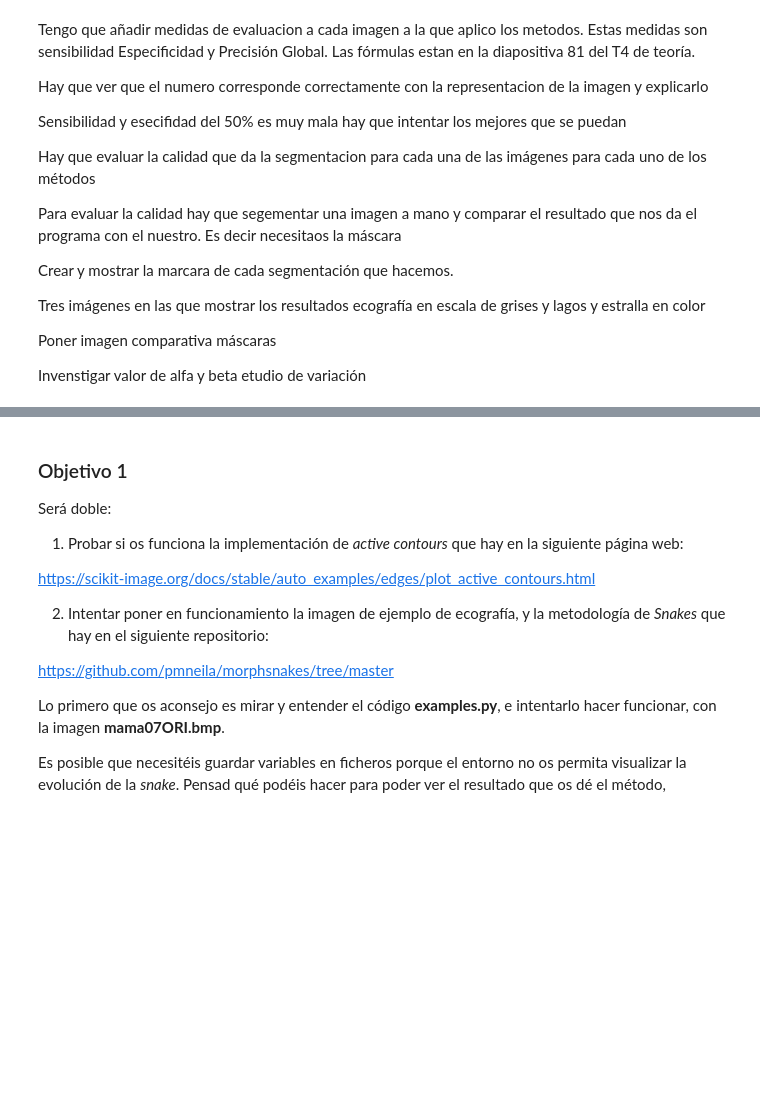
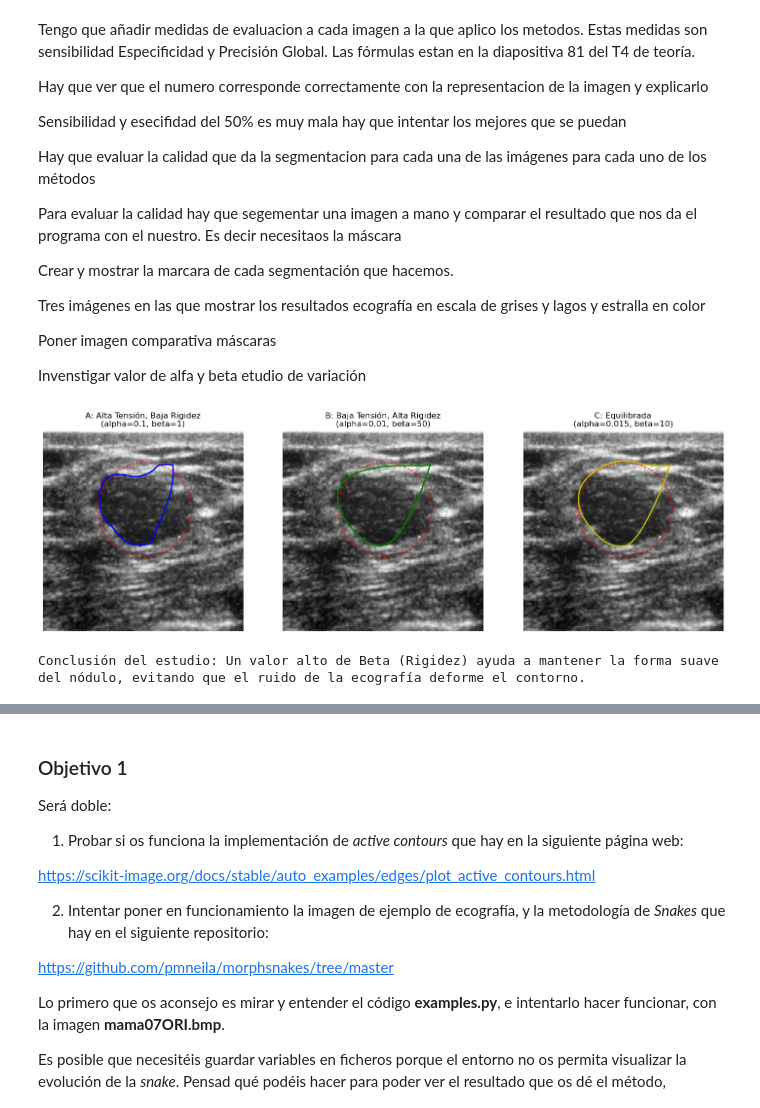
Before and after one commit to pfg1008/Practica_3_imagenes, a Jupyter notebook: MorphologicalSnakesVEstudiantes.ipynb, the cells around one changed output, grey strips where cells are left out. Drawn from its saved outputs; the diff is of its cells as text; code cells hidden in the pictures; blank space fills up the shorter version.

```diff
--- a/MorphologicalSnakesVEstudiantes.ipynb
+++ b/MorphologicalSnakesVEstudiantes.ipynb
@@ -48,0 +108,56 @@ import morphsnakes as ms
+# %%
+# Cargar imagen de ecografía
+img_nodulo = imread('images/mama07ORI.bmp')
+# Si tiene 3 canales, convertir a gris, si no, normalizar
+if len(img_nodulo.shape) > 2:
+    img_nodulo_gray = rgb2gray(img_nodulo)
+else:
+    img_nodulo_gray = img_nodulo / 255.0
+
+# Inicialización circular para el nódulo (ajustada visualmente)
+s = np.linspace(0, 2*np.pi, 400)
+r = 100 + 60 * np.sin(s) # Fila centro + radio
+c = 130 + 60 * np.cos(s) # Columna centro + radio
+init_nodulo = np.array([r, c]).T
+
+# --- ESTUDIO DE VARIACIÓN DE ALFA Y BETA ---
+# Alpha: Tensión (contrae la serpiente). Beta: Rigidez (suaviza la serpiente).
+
+# Configuración 1: Alta tensión (contrae rápido), Baja rigidez (se ajusta mucho al ruido)
+snake_1 = active_contour(gaussian(img_nodulo_gray, 3),
+                       init_nodulo, alpha=0.1, beta=1, w_line=0, w_edge=1, gamma=0.001)
+
+# Configuración 2: Baja tensión, Alta rigidez (forma más redonda/suave)
+snake_2 = active_contour(gaussian(img_nodulo_gray, 3),
+                       init_nodulo, alpha=0.01, beta=50, w_line=0, w_edge=1, gamma=0.001)
+
+# Configuración 3: Equilibrada
+snake_3 = active_contour(gaussian(img_nodulo_gray, 3),
+                       init_nodulo, alpha=0.015, beta=10, w_line=0, w_edge=1, gamma=0.001)
+
+# Mostrar Comparativa
+fig, ax = plt.subplots(1, 3, figsize=(18, 6))
+
+ax[0].imshow(img_nodulo_gray, cmap='gray')
+ax[0].plot(init_nodulo[:, 1], init_nodulo[:, 0], '--r', lw=1, label='Init')
+ax[0].plot(snake_1[:, 1], snake_1[:, 0], '-b', lw=2, label='Snake')
+ax[0].set_title('A: Alta Tensión, Baja Rigidez\n(alpha=0.1, beta=1)')
+ax[0].axis('off')
+
+ax[1].imshow(img_nodulo_gray, cmap='gray')
+ax[1].plot(init_nodulo[:, 1], init_nodulo[:, 0], '--r', lw=1)
+ax[1].plot(snake_2[:, 1], snake_2[:, 0], '-g', lw=2)
+ax[1].set_title('B: Baja Tensión, Alta Rigidez\n(alpha=0.01, beta=50)')
+ax[1].axis('off')
+
+ax[2].imshow(img_nodulo_gray, cmap='gray')
+ax[2].plot(init_nodulo[:, 1], init_nodulo[:, 0], '--r', lw=1)
+ax[2].plot(snake_3[:, 1], snake_3[:, 0], '-y', lw=2)
+ax[2].set_title('C: Equilibrada\n(alpha=0.015, beta=10)')
+ax[2].axis('off')
+
+plt.show()
+print("Conclusión del estudio: Un valor alto de Beta (Rigidez) ayuda a mantener la forma suave del nódulo, evitando que el ruido de la ecografía deforme el contorno.")
+# %% [output]
+[figure, added]
+Conclusión del estudio: Un valor alto de Beta (Rigidez) ayuda a mantener la forma suave del nódulo, evitando que el ruido de la ecografía deforme el contorno.
```
Also changed, not shown: parts of 10 cells of this notebook, 9 other files.
